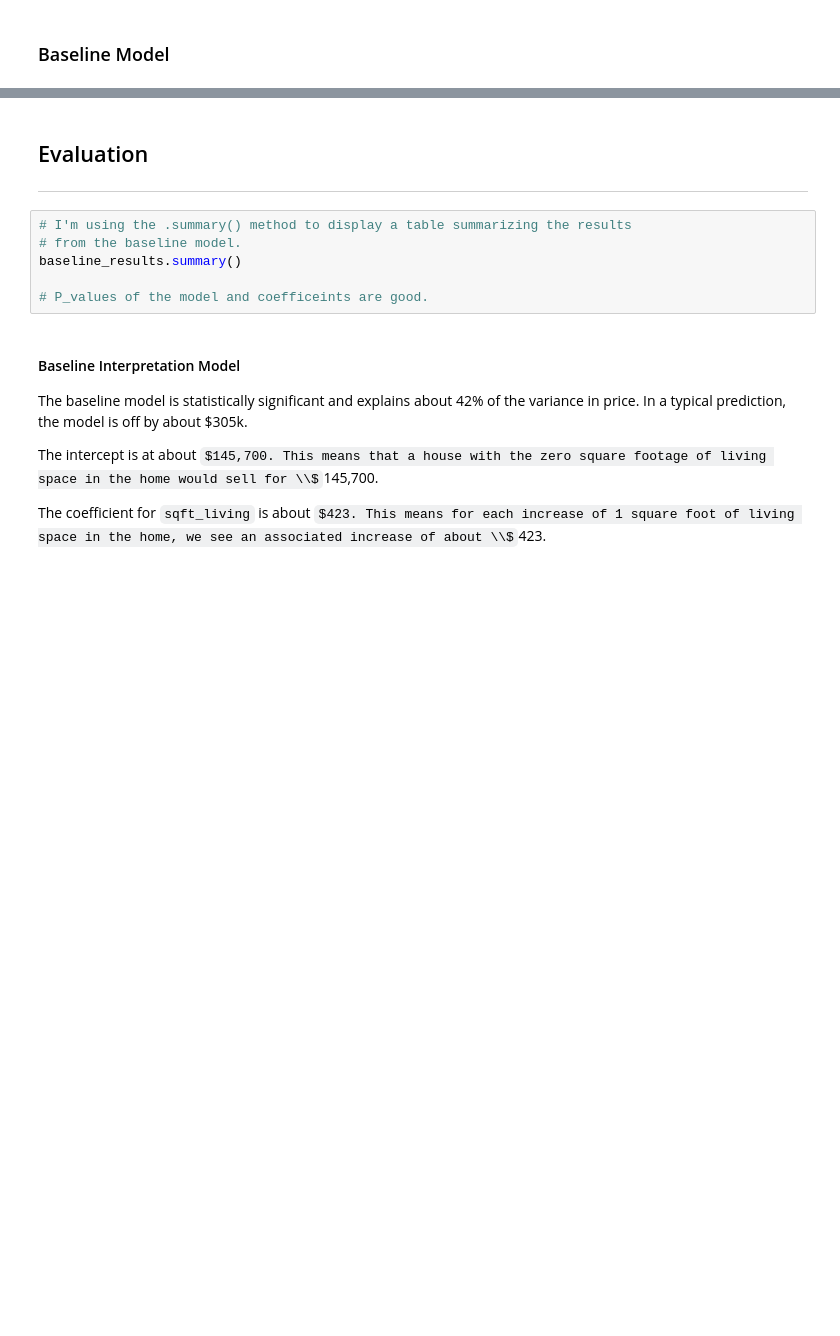
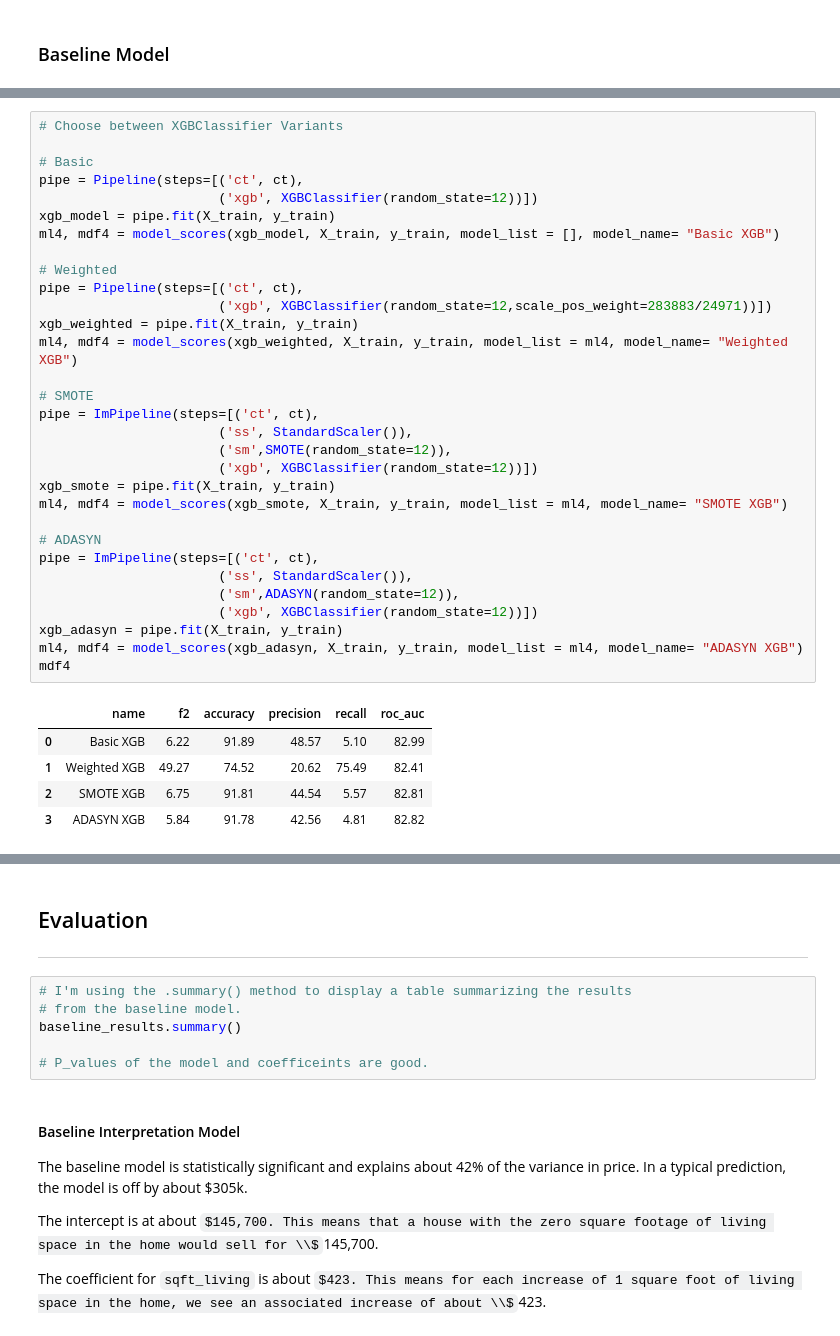
Before and after one commit to rlodetti/classification_project, a Jupyter notebook: Classification Project- Predicting Cardiovascular Disease.ipynb, the cells around one changed output, grey strips where cells are left out. Drawn from its saved outputs; the diff is of its cells as text; some formulas as TeX source; blank space fills up the shorter version.

```diff
--- a/Classification Project- Predicting Cardiovascular Disease.ipynb
+++ b/Classification Project- Predicting Cardiovascular Disease.ipynb
@@ -353,0 +352,37 @@ I
+# %%
+# Choose between XGBClassifier Variants
+
+# Basic
+pipe = Pipeline(steps=[('ct', ct),
+                       ('xgb', XGBClassifier(random_state=12))])
+xgb_model = pipe.fit(X_train, y_train)
+ml4, mdf4 = model_scores(xgb_model, X_train, y_train, model_list = [], model_name= "Basic XGB")
+
+# Weighted
+pipe = Pipeline(steps=[('ct', ct),
+                       ('xgb', XGBClassifier(random_state=12,scale_pos_weight=283883/24971))])
+xgb_weighted = pipe.fit(X_train, y_train)
+ml4, mdf4 = model_scores(xgb_weighted, X_train, y_train, model_list = ml4, model_name= "Weighted XGB")
+
+# SMOTE
+pipe = ImPipeline(steps=[('ct', ct),
+                       ('ss', StandardScaler()),
+                       ('sm',SMOTE(random_state=12)),
+                       ('xgb', XGBClassifier(random_state=12))])
+xgb_smote = pipe.fit(X_train, y_train)
+ml4, mdf4 = model_scores(xgb_smote, X_train, y_train, model_list = ml4, model_name= "SMOTE XGB")
+
+# ADASYN
+pipe = ImPipeline(steps=[('ct', ct),
+                       ('ss', StandardScaler()),
+                       ('sm',ADASYN(random_state=12)),
+                       ('xgb', XGBClassifier(random_state=12))])
+xgb_adasyn = pipe.fit(X_train, y_train)
+ml4, mdf4 = model_scores(xgb_adasyn, X_train, y_train, model_list = ml4, model_name= "ADASYN XGB")
+mdf4
+# %% [output]
+|  | name | f2 | accuracy | precision | recall | roc_auc |
+| 0 | Basic XGB | 6.22 | 91.89 | 48.57 | 5.10 | 82.99 |
+| 1 | Weighted XGB | 49.27 | 74.52 | 20.62 | 75.49 | 82.41 |
+| 2 | SMOTE XGB | 6.75 | 91.81 | 44.54 | 5.57 | 82.81 |
+| 3 | ADASYN XGB | 5.84 | 91.78 | 42.56 | 4.81 | 82.82 |
```
Also changed, not shown: parts of 13 cells of this notebook, 1 other file.
